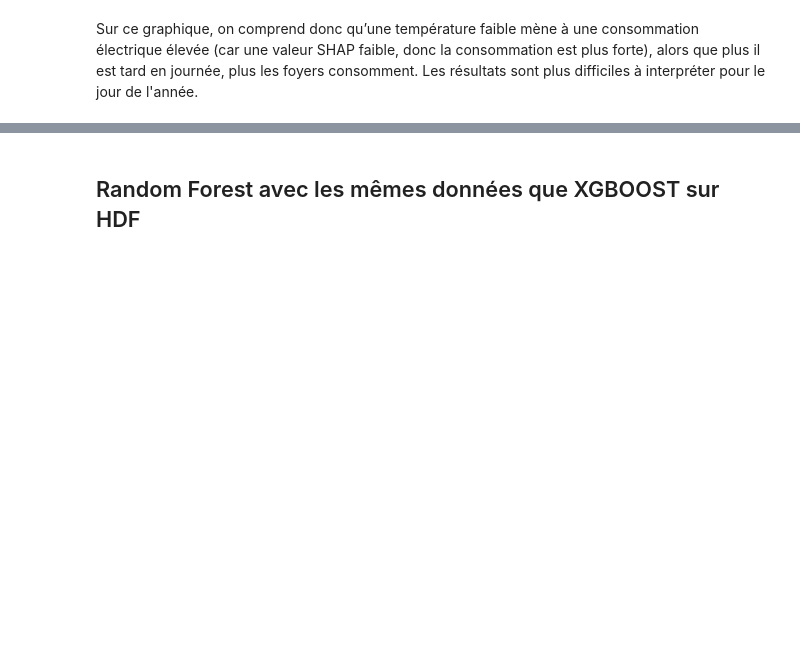
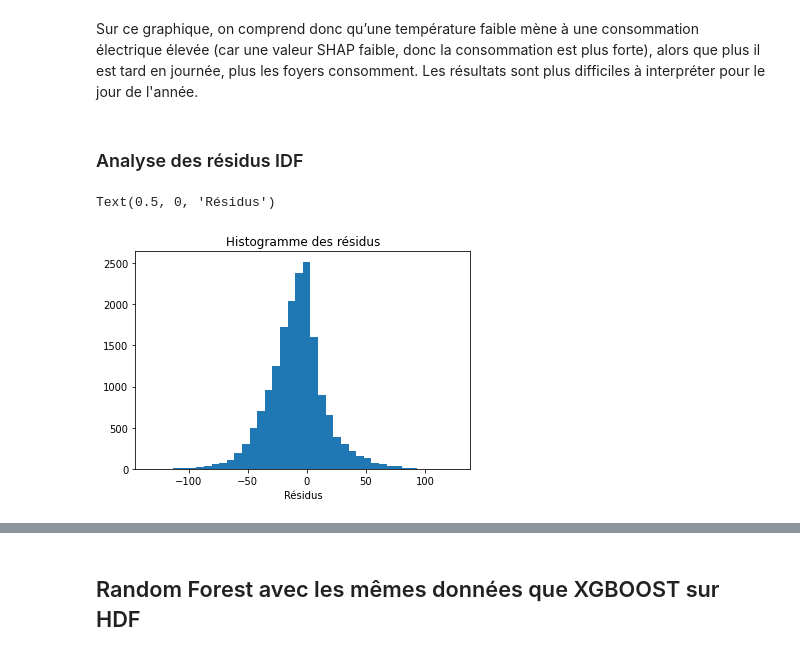
Before and after one commit to cominho/Stat-App, a Jupyter notebook: random_forest_2.ipynb, the cells around one changed output, grey strips where cells are left out. Cells and saved outputs as stored; diff of their text form; code cells hidden in the pictures; blank space fills up the shorter version.

```diff
--- a/random_forest_2.ipynb
+++ b/random_forest_2.ipynb
@@ -225,3 +225,15 @@ shap.summary_plot(shap_values_IDF_test, X_test_IDF_sample)
 [figure]
 # %% [markdown]
 Sur ce graphique, on comprend donc qu’une température faible mène à une consommation électrique élevée (car une valeur SHAP faible, donc la consommation est plus forte), alors que plus il est tard en journée, plus les foyers consomment. Les résultats sont plus difficiles à interpréter pour le jour de l'année.
+# %% [markdown]
+### Analyse des résidus IDF
+# %%
+residus_IDF=Y_test_IDF_xg["conso_totale_moyenne"].values-Y_test_IDF_xg["prevision"].values
+X_test_IDF_xg["residus_IDF_abs"]=np.sqrt(abs(Y_test_IDF_xg["conso_totale_moyenne"].values-Y_test_IDF_xg["prevision"].values))
+
+plt.hist(residus_IDF,bins=40)
+plt.title("Histogramme des résidus")
+plt.xlabel("Résidus")
+# %% [output]
+Text(0.5, 0, 'Résidus')
+[figure, added]
```
Also changed, not shown: parts of 30 cells of this notebook.
